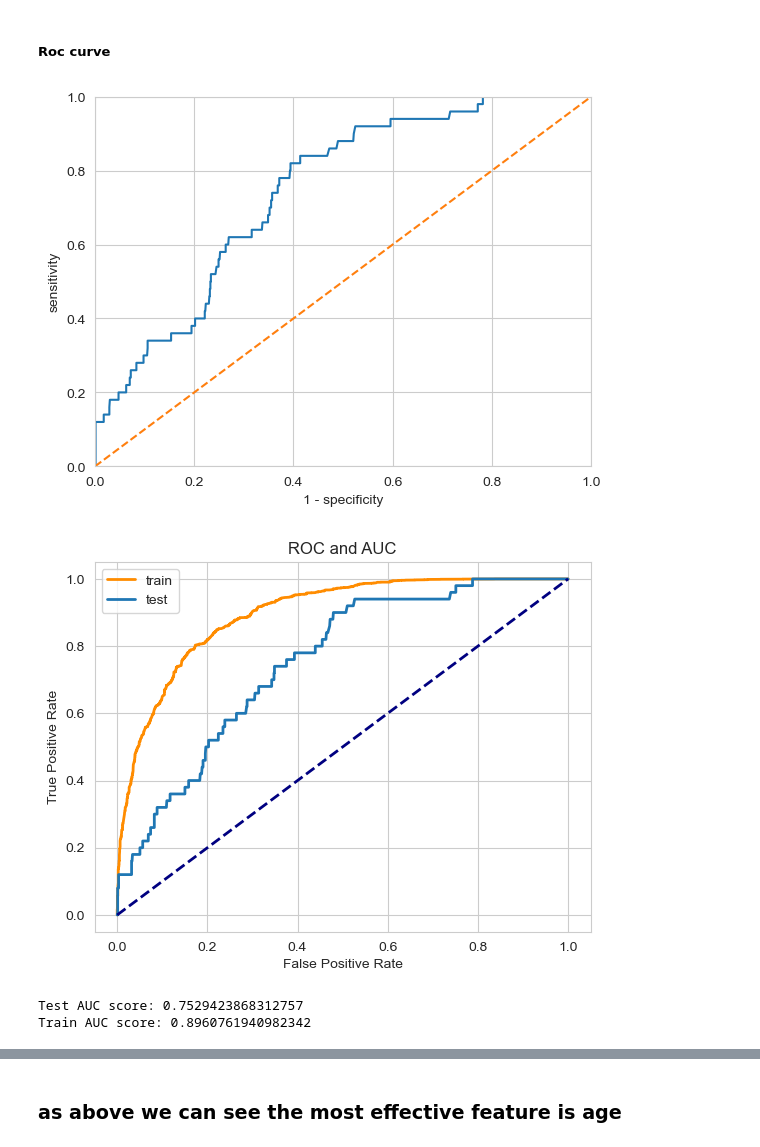
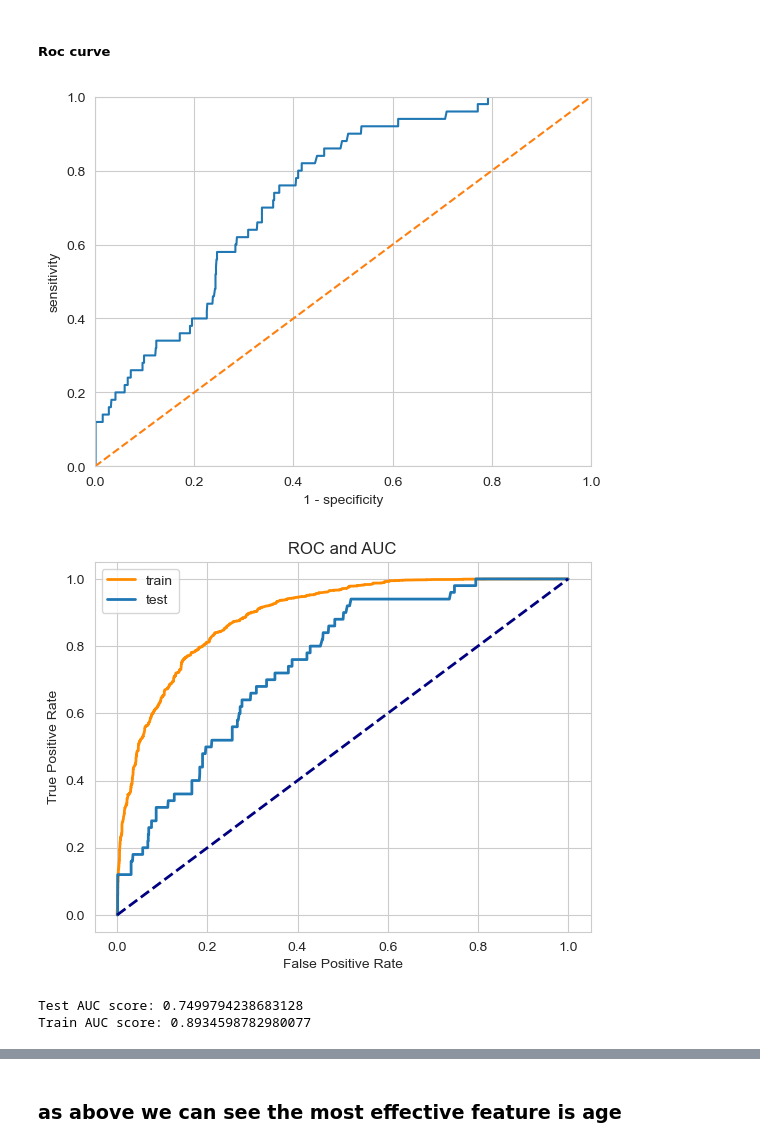
Before and after one commit to MaSOouD69/Capstone-Repo-Bootcamp-Project, a Jupyter notebook: capstone_Masoud_Arefi.ipynb, the cells around one changed output, grey strips where cells are left out. Saved outputs shown, nothing was run; the diff lists cells and outputs as text; code cells hidden in the pictures.

```diff
--- a/capstone_Masoud_Arefi.ipynb
+++ b/capstone_Masoud_Arefi.ipynb
@@ -1190,6 +1191,6 @@ X_train_sam.head()
 | 3 | 0 | 24.0 | 0 | 0 | 0 | 1 | 1 | ... |
 | 4 | 0 | 72.0 | 0 | 0 | 1 | 4 | 0 | ... |
 # %%
-X_train_sam.drop(columns=['age','avg_glucose_level','bmi'],inplace=True)
+X_train.drop(columns=['age','avg_glucose_level','bmi'],inplace=True)
 X_test.drop(columns=['age','avg_glucose_level','bmi'],inplace=True)
 # %%
@@ -1208,6 +1209,6 @@ plt.show()
 SS = StandardScaler()
 
 # Fit the scaler and transform both data subsets
-X_train_ss = SS.fit_transform(X_train_sam)
-X_test_ss = SS.transform(X_test)
+X_train = SS.fit_transform(X_train)
+X_test = SS.transform(X_test)
 # %%
@@ -1237,11 +1233,11 @@ for C in C_values:
     logit=LogisticRegression(C=C, max_iter=1000, random_state=42)
 
     # Fit the model
-    logit.fit(X_train_ss, y_train_sam)
+    logit.fit(X_train, y_train)
 
     # Score the model
-    train_acc_ss.append(logit.score(X_train_ss, y_train_sam))
-    test_acc_ss.append(logit.score(X_test_ss, y_test))
+    train_acc_ss.append(logit.score(X_train, y_train))
+    test_acc_ss.append(logit.score(X_test, y_test))
 
 stop = time.time()
 runtime_logit_ss = stop-start
@@ -1269,11 +1265,11 @@ In this instance, our best Logistic Regression model was at C equal to 0.001 We
 logit_ss = LogisticRegression(C=0.001, random_state=42)
 
 # Fit the model
-logit_ss.fit(X_train_ss, y_train_sam)
+logit_ss.fit(X_train, y_train)
 
 # Store accuracy scores
-logit_ss_train = logit_ss.score(X_train_ss, y_train_sam)
-logit_ss_test = logit_ss.score(X_test_ss, y_test)
+logit_ss_train = logit_ss.score(X_train, y_train)
+logit_ss_test = logit_ss.score(X_test, y_test)
 
 # Score the model
 print(f"Train Accuracy: {logit_ss_train}")
@@ -1319,18 +1315,18 @@ def false_positive_rate(y_true, y_pred):
     return FPR
 # %%
 model = LogisticRegression()
-model.fit(X_train_ss, y_train_sam)
-y_pred_proba = model.predict_proba(X_test_ss)
+model.fit(X_train, y_train)
+y_pred_proba = model.predict_proba(X_test)
 fpr, tpr, thresholds = roc_curve(y_test, y_pred_proba[:,1])
 
 plt.plot(fpr, tpr)
 plt.plot([0, 1], [0, 1], linestyle='--')
 plt.xlim([0.0, 1.0])
 plt.ylim([0.0, 1.0])
 plt.xlabel('1 - specificity')
 plt.ylabel('sensitivity')
 plt.show()
 # %% [output]
-[figure, old version]
+[figure, new version]
 # %%
 # Regenerate scores
@@ -1339,11 +1335,11 @@ fprs, tprs, thresholds = roc_curve(y_test, y_proba)
 roc_auc = roc_auc_score(y_test, y_proba)
 # %%
 #Get the probability for each point in the train set.
-y_proba_train = logit_ss.predict_proba(X_train_ss)[:,1]
+y_proba_train = logit_ss.predict_proba(X_train)[:,1]
 
 # Compute ROC curve and AUC for for the one class
-fprs_train, tprs_train, thresholds_train = roc_curve(y_train_sam, y_proba_train)
-roc_auc_train = roc_auc_score(y_train_sam, y_proba_train)
+fprs_train, tprs_train, thresholds_train = roc_curve(y_train, y_proba_train)
+roc_auc_train = roc_auc_score(y_train, y_proba_train)
 
 # Plot the ROC curve.
 plt.figure()
@@ -1358,9 +1354,9 @@ plt.show()
 print(f"Test AUC score: {roc_auc}")
 print(f"Train AUC score: {roc_auc_train}")
 # %% [output]
-[figure, old version]
+[figure, new version]
-Test AUC score: 0.7529423868312757
-Train AUC score: 0.8960761940982342
+Test AUC score: 0.7499794238683128
+Train AUC score: 0.8934598782980077
 # %%
 # Assuming logistic_regression_model is your trained logistic regression model
 coefficients = logit_ss.coef_[0]  # Extracting the coefficients
```
Also changed, not shown: parts of 100 cells of this notebook.
